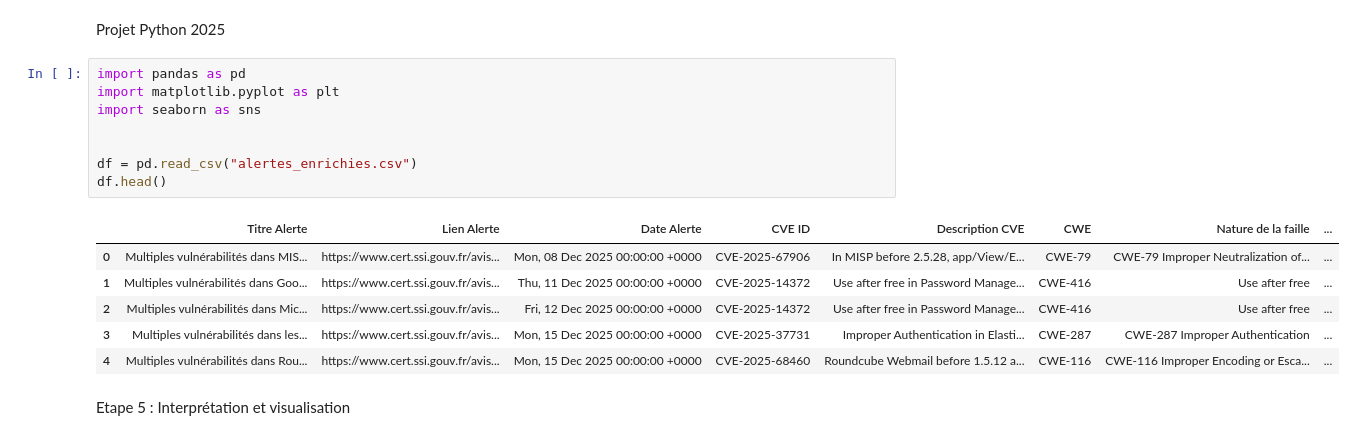
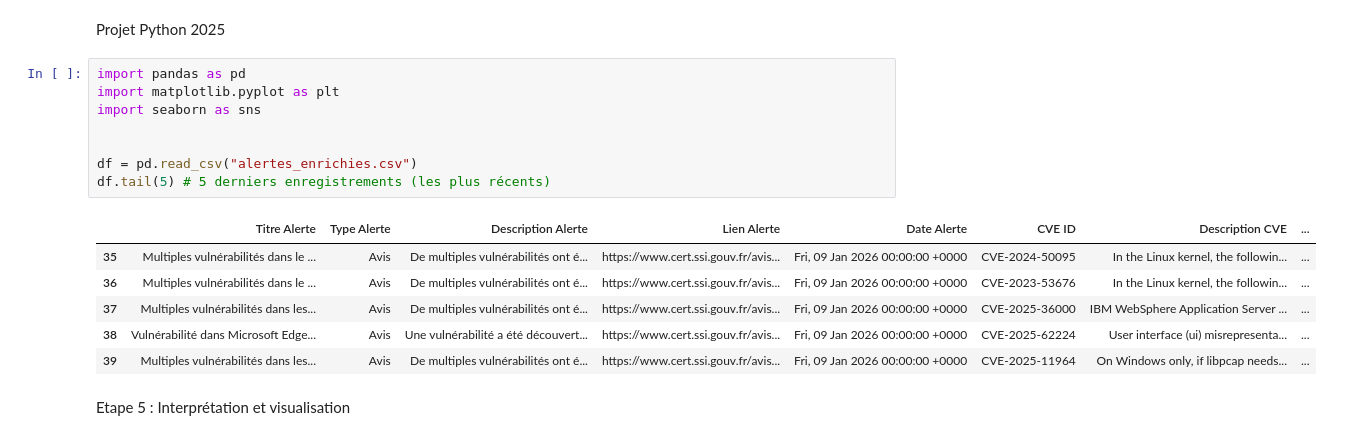
Before and after one commit to massieuxalexandre/Projet-Python, a Jupyter notebook: notebook.ipynb, the cells around one changed output. Saved outputs shown, nothing was run; the diff lists cells and outputs as text.

Commit message:
personalisation alertes

```diff
--- a/notebook.ipynb
+++ b/notebook.ipynb
@@ -3,18 +3,18 @@ Projet Python 2025
 # %%
 import pandas as pd
 import matplotlib.pyplot as plt
 import seaborn as sns
 
 
 df = pd.read_csv("alertes_enrichies.csv")
-df.head()
+df.tail(5) # 5 derniers enregistrements (les plus récents)
 # %% [output]
-|  | Titre Alerte | Lien Alerte | Date Alerte | CVE ID | Description CVE | CWE | Nature de la faille | ... |
-| 0 | Multiples vulnérabilités dans MIS... | https://www.cert.ssi.gouv.fr/avis... | Mon, 08 Dec 2025 00:00:00 +0000 | CVE-2025-67906 | In MISP before 2.5.28, app/View/E... | CWE-79 | CWE-79 Improper Neutralization of... | ... |
-| 1 | Multiples vulnérabilités dans Goo... | https://www.cert.ssi.gouv.fr/avis... | Thu, 11 Dec 2025 00:00:00 +0000 | CVE-2025-14372 | Use after free in Password Manage... | CWE-416 | Use after free | ... |
-| 2 | Multiples vulnérabilités dans Mic... | https://www.cert.ssi.gouv.fr/avis... | Fri, 12 Dec 2025 00:00:00 +0000 | CVE-2025-14372 | Use after free in Password Manage... | CWE-416 | Use after free | ... |
-| 3 | Multiples vulnérabilités dans les... | https://www.cert.ssi.gouv.fr/avis... | Mon, 15 Dec 2025 00:00:00 +0000 | CVE-2025-37731 | Improper Authentication in Elasti... | CWE-287 | CWE-287 Improper Authentication | ... |
-| 4 | Multiples vulnérabilités dans Rou... | https://www.cert.ssi.gouv.fr/avis... | Mon, 15 Dec 2025 00:00:00 +0000 | CVE-2025-68460 | Roundcube Webmail before 1.5.12 a... | CWE-116 | CWE-116 Improper Encoding or Esca... | ... |
+|  | Titre Alerte | Type Alerte | Description Alerte | Lien Alerte | Date Alerte | CVE ID | Description CVE | ... |
+| 35 | Multiples vulnérabilités dans le ... | Avis | De multiples vulnérabilités ont é... | https://www.cert.ssi.gouv.fr/avis... | Fri, 09 Jan 2026 00:00:00 +0000 | CVE-2024-50095 | In the Linux kernel, the followin... | ... |
+| 36 | Multiples vulnérabilités dans le ... | Avis | De multiples vulnérabilités ont é... | https://www.cert.ssi.gouv.fr/avis... | Fri, 09 Jan 2026 00:00:00 +0000 | CVE-2023-53676 | In the Linux kernel, the followin... | ... |
+| 37 | Multiples vulnérabilités dans les... | Avis | De multiples vulnérabilités ont é... | https://www.cert.ssi.gouv.fr/avis... | Fri, 09 Jan 2026 00:00:00 +0000 | CVE-2025-36000 | IBM WebSphere Application Server ... | ... |
+| 38 | Vulnérabilité dans Microsoft Edge... | Avis | Une vulnérabilité a été découvert... | https://www.cert.ssi.gouv.fr/avis... | Fri, 09 Jan 2026 00:00:00 +0000 | CVE-2025-62224 | User interface (ui) misrepresenta... | ... |
+| 39 | Multiples vulnérabilités dans les... | Avis | De multiples vulnérabilités ont é... | https://www.cert.ssi.gouv.fr/avis... | Fri, 09 Jan 2026 00:00:00 +0000 | CVE-2025-11964 | On Windows only, if libpcap needs... | ... |
 # %% [markdown]
 Etape 5 : Interprétation et visualisation
 # %%
```
Also changed, not shown: parts of 1 cell of this notebook, 5 other files.
